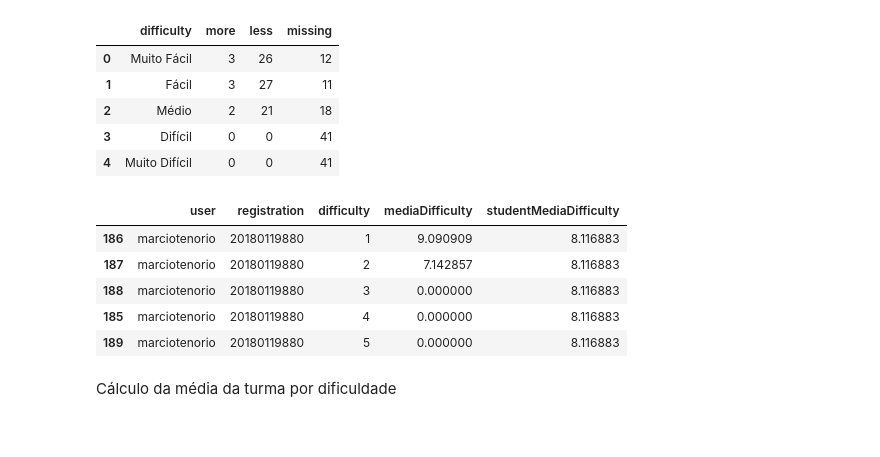
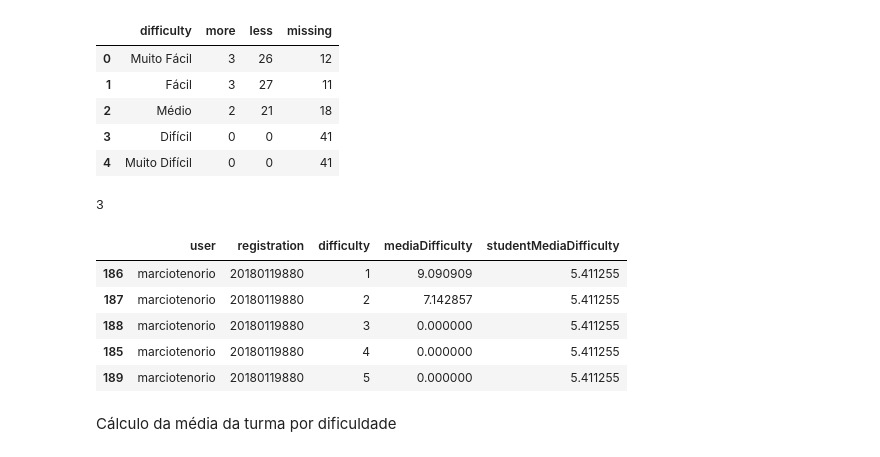
Before and after one commit to vilsonrodrigues/Projeto_Orientacao_Academica_LoP, a Jupyter notebook: Projeto_Orientacao_Academica_LoP.ipynb, the cells around one changed output. Cells and saved outputs as stored; diff of their text form; code cells hidden in the pictures.

```diff
--- a/Projeto_Orientacao_Academica_LoP.ipynb
+++ b/Projeto_Orientacao_Academica_LoP.ipynb
@@ -151,0 +158,6 @@ df_questions_selected = lop.select_questions(df_question_data, df_lop_lists) #fu
+# %%
+df_prov1 = df_question_data.dropna(subset=['list'])
+    pat1 = '|'.join(['({})'.format(re.escape(c)) for c in list(df_lop_lists['id_list'])])
+    #pat2 = '|'.join(['({})'.format(re.escape(c)) for c in provas_escolhidas])
+    #Busca
+    df_prov1 = df_prov1.loc[df_prov1['id_list'].str.contains(pat1)].copy()
@@ -1954,10 +2017,16 @@ graph_more_less_difficulty_list_test_class(df_performance_difficulty_list, df_cl
 | 2 | Médio | 2 | 21 | 18 |
 | 3 | Difícil | 0 | 0 | 41 |
 | 4 | Muito Difícil | 0 | 0 | 41 |
+# %%
+df_questions_selected['difficulty'].value_counts().count()
+# %% [output]
+3
 # %%
-def graph_performance_student_difficulty_list_test(df_performance_difficulty_list_test):
+def graph_performance_student_difficulty_list_test(df_performance_difficulty_list_test,df_questions_selected):
+  #Total de assuntos
+  total_difficulties = df_questions_selected['difficulty'].value_counts().count()
   #Media geral por aluno
-  df_student_media = df_performance_difficulty_list_test.groupby(['registration'])['mediaDifficulty'].mean().reset_index(name='studentMediaDifficulty')
+  df_student_media = (df_performance_difficulty_list_test.groupby(['registration'])['mediaDifficulty'].sum() / total_difficulties).reset_index(name='studentMediaDifficulty')
   #Retirando colunas desnecessárias
   df_graph = df_performance_difficulty_list_test.sort_values(by='user').drop(columns=['totalHitPercentage','totalQuestions'])
   #Merge
@@ -1966,14 +2035,14 @@ def graph_performance_student_difficulty_list_test(df_performance_difficulty_lis
   df_graph.sort_values(by=['user','registration','difficulty'], inplace = True)
   return df_graph.fillna(0)#.to_json(force_ascii=False,orient='records')
 # %%
-graph_performance_student_difficulty_list_test(df_performance_difficulty_list).tail(5)
+graph_performance_student_difficulty_list_test(df_performance_difficulty_list, df_questions_selected).tail(5)
 # %% [output]
 |  | user | registration | difficulty | mediaDifficulty | studentMediaDifficulty |
-| 186 | marciotenorio | 20180119880 | 1 | 9.090909 | 8.116883 |
-| 187 | marciotenorio | 20180119880 | 2 | 7.142857 | 8.116883 |
-| 188 | marciotenorio | 20180119880 | 3 | 0.000000 | 8.116883 |
-| 185 | marciotenorio | 20180119880 | 4 | 0.000000 | 8.116883 |
-| 189 | marciotenorio | 20180119880 | 5 | 0.000000 | 8.116883 |
+| 186 | marciotenorio | 20180119880 | 1 | 9.090909 | 5.411255 |
+| 187 | marciotenorio | 20180119880 | 2 | 7.142857 | 5.411255 |
+| 188 | marciotenorio | 20180119880 | 3 | 0.000000 | 5.411255 |
+| 185 | marciotenorio | 20180119880 | 4 | 0.000000 | 5.411255 |
+| 189 | marciotenorio | 20180119880 | 5 | 0.000000 | 5.411255 |
 # %% [markdown]
 Cálculo da média da turma por dificuldade
 # %%
```
Also changed, not shown: parts of 15 cells of this notebook.
